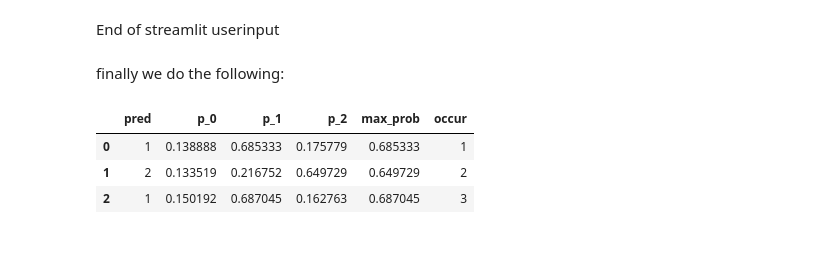
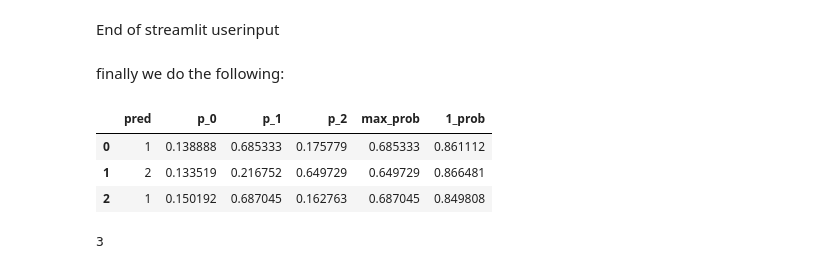
Before and after one commit to bwolff26/capstone_malevonce_prevention, a Jupyter notebook: code/fushion_ii_forapp.ipynb, the cells around one changed output. Drawn from its saved outputs; the diff is of its cells as text; code cells hidden in the pictures.

```diff
--- a/code/fushion_ii_forapp.ipynb
+++ b/code/fushion_ii_forapp.ipynb
@@ -32,3 +34,5 @@ IE insert here the stuff for h streamlit to gather the following:
 raw_comment = 'bro mang you a stanky bagel boi zionist'
 raw_comment2 = "lul I'm sure after he fired off all those loyal employees he was drinking their blood and tears on Passover #Zionist"
 raw_comment3 = 'AND HE STILL DOESNT HAVE ENOUGH MONY TO FIX HIS UGLY GIANT ZIONIST NOSE???'
+# %%
+user1 = "bro mang you a stanky bagel boi zionist;lul I'm sure after he fired off all those loyal employees he was drinking their blood and tears on Passover #Zionist;AND HE STILL DOESNT HAVE ENOUGH MONY TO FIX HIS UGLY GIANT ZIONIST NOSE???"
@@ -35,33 +44,43 @@ raw_comment3 = 'AND HE STILL DOESNT HAVE ENOUGH MONY TO FIX HIS UGLY GIANT ZIONI
+# %%
+user1_logs=user1.split(';')
 # %%
-user1_logs=[
-    {'comment':raw_comment,'occur':1}
-    ,{'comment':raw_comment2,'occur':2}
-    ,{'comment':raw_comment3,'occur':3}
-]
+# user1_logs=[
+#     {'comment':raw_comment,'occur':1}
+#     ,{'comment':raw_comment2,'occur':2}
+#     ,{'comment':raw_comment3,'occur':3}
+# ]
 # %% [markdown]
 End of streamlit userinput<br>
 <Br>
  finally we do the following:
 # %%
-sample_comments = [user1_logs[i]['comment'] for i in range(len(user1_logs))]
-sample = pd.DataFrame(data={'cleaned_comments':sample_comments})
+sample = pd.DataFrame({'cleaned_comments':user1_logs})
 sample['cleaned_comments'] = sample['cleaned_comments'].apply(document_words)
 # %%
 preds = trial_model.predict(sample['cleaned_comments'])
 preds_prob = trial_model.predict_proba(sample['cleaned_comments'])
 sample_pred_comparer = pd.DataFrame({
     #'cleaned_text':X_test
     #,'actual':y_test
     'pred':preds
     ,'p_0':preds_prob[:,0]
     ,'p_1':preds_prob[:,1]
     ,'p_2':preds_prob[:,2]
 })
 sample_pred_comparer['max_prob'] = sample_pred_comparer[['p_0','p_1','p_2']].max(axis=1)
-sample_pred_comparer['occur'] = [user1_logs[i]['occur'] for i in range(len(user1_logs))]
+sample_pred_comparer['1_prob'] = [sample_pred_comparer.loc[i, 'p_0'] if sample_pred_comparer.loc[i, 'pred'] == 0
+                                                      else (1-sample_pred_comparer.loc[i, 'p_0'])
+                                                      for i in range(sample_pred_comparer.shape[0])]
+
+#The idea behind the 1_prob is as follows: A statement that's actually a 2 is just as toxic as a 1, so in a way the probability
+#that it is AT LEAST a 1 would be p1 +p2.So toof row a predicted 1: There's still a probability that it's actually a 2, so
+#we should be able to add that probability back to p_1 to reflect a more solid liklihood that the post is at least a 1 -
+#as once again, anything htat's a 2 is also a 1. Hence, add them...
+
+#sample_pred_comparer['occur'] = [user1_logs[i]['occur'] for i in range(len(user1_logs))]
 sample_pred_comparer
 # %% [output]
-|  | pred | p_0 | p_1 | p_2 | max_prob | occur |
-| 0 | 1 | 0.138888 | 0.685333 | 0.175779 | 0.685333 | 1 |
-| 1 | 2 | 0.133519 | 0.216752 | 0.649729 | 0.649729 | 2 |
-| 2 | 1 | 0.150192 | 0.687045 | 0.162763 | 0.687045 | 3 |
+|  | pred | p_0 | p_1 | p_2 | max_prob | 1_prob |
+| 0 | 1 | 0.138888 | 0.685333 | 0.175779 | 0.685333 | 0.861112 |
+| 1 | 2 | 0.133519 | 0.216752 | 0.649729 | 0.649729 | 0.866481 |
+| 2 | 1 | 0.150192 | 0.687045 | 0.162763 | 0.687045 | 0.849808 |
@@ -68 +92,5 @@ sample_pred_comparer
+# %%
+sample_pred_comparer.shape[0]
+# %% [output]
+3
 # %%
```
Also changed, not shown: parts of 17 cells of this notebook, 2 other files.
